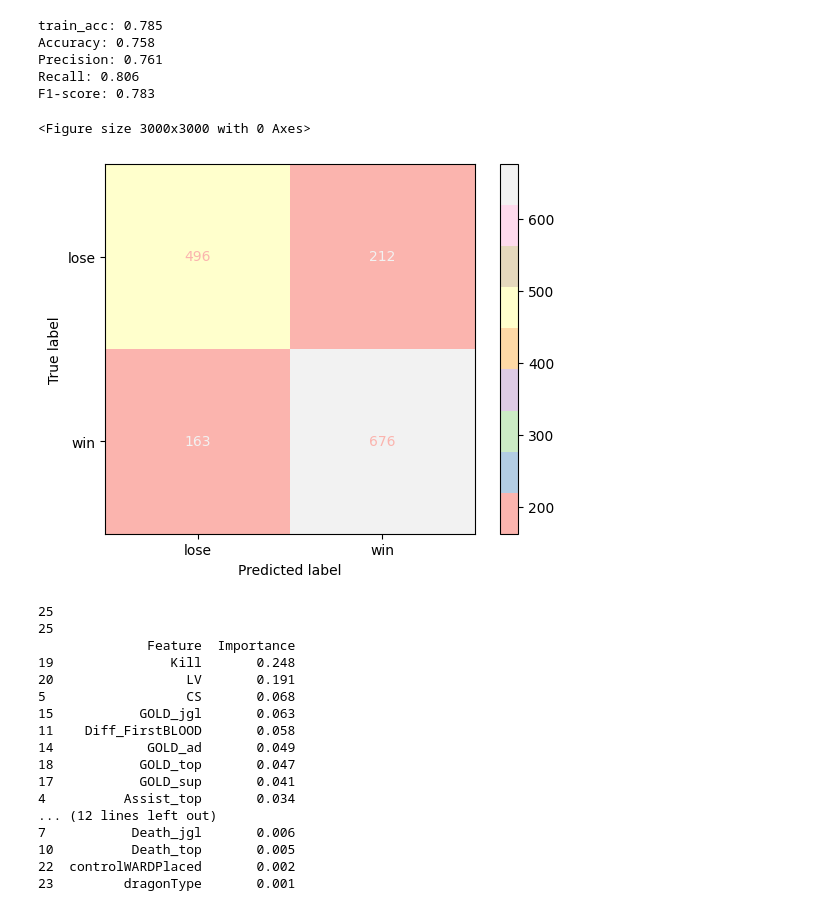
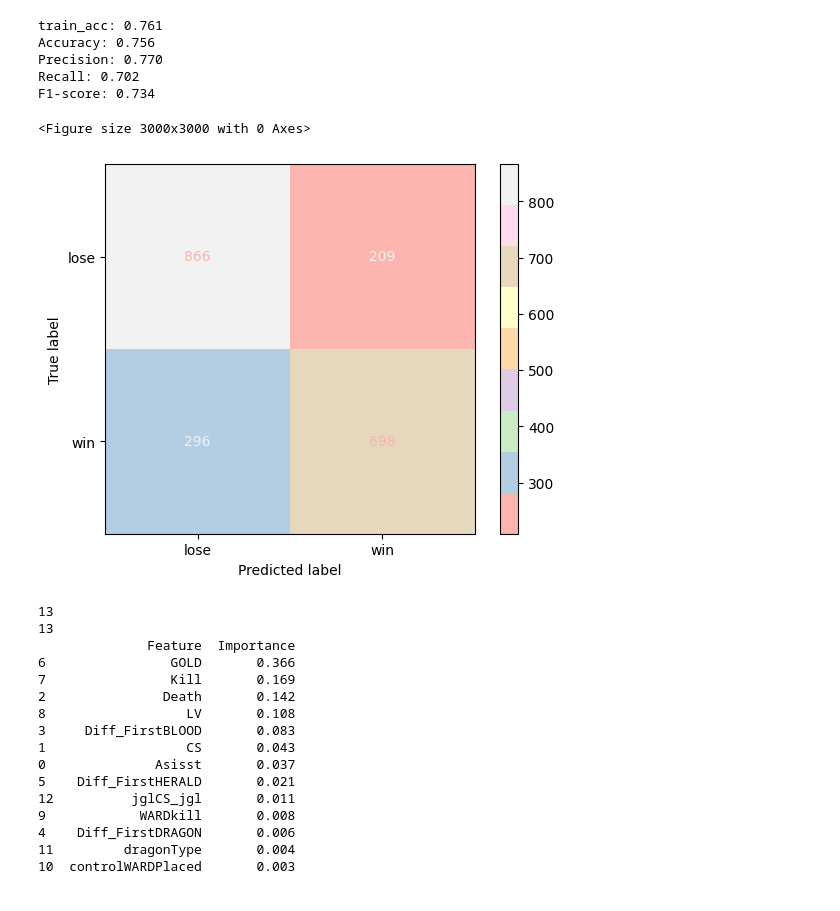
Before and after one commit to LOLresultPrediction/LOL-MachineLearning, a Jupyter notebook: dataPreprocessing/randomForest.ipynb, the cells around one changed output. Cells and saved outputs as stored; diff of their text form; code cells hidden in the pictures.

```diff
--- a/dataPreprocessing/randomForest.ipynb
+++ b/dataPreprocessing/randomForest.ipynb
@@ -69,18 +69,23 @@ def mergeCol(colName):
     lose_df= lose_df.drop([f'{colName}_ad', f'{colName}_top', f'{colName}_jgl', f'{colName}_mid', f'{colName}_sup'],axis=1)
     return win_df, lose_df
 
+win_df, lose_df = mergeCol('Kill')
+win_df, lose_df = mergeCol('Death')
+win_df, lose_df = mergeCol('Asisst')
 win_df, lose_df = mergeCol('LV')
-win_df, lose_df = mergeCol('Kill')
-# win_df, lose_df = mergeCol('Death')
 win_df, lose_df = mergeCol('CS')
+win_df, lose_df = mergeCol('GOLD')
 
+win_df['Kill'] = win_df['Kill'] - lose_df['Kill']
+lose_df['Kill'] = win_df['Kill']*-1
+win_df['Death'] = win_df['Death'] - lose_df['Death']
+lose_df['Death'] = win_df['Death']*-1
 win_df['LV'] = win_df['LV']-lose_df['LV']
 lose_df['LV'] = win_df['LV']*-1
-win_df['Kill'] = win_df['Kill'] - lose_df['Kill']
-lose_df['Kill'] = win_df['Kill']*-1
-# win_df['Death'] = win_df['Death'] - lose_df['Death']
-# lose_df['Death'] = win_df['Death']*-1
 win_df['CS'] = win_df['CS'] - lose_df['CS']
 lose_df['CS'] = win_df['CS']*-1
+win_df['GOLD'] = win_df['GOLD'] - lose_df['GOLD']
+lose_df['GOLD'] = win_df['GOLD']*-1
+
 win_df.head()
 # %% [output]
@@ -407,6 +412,6 @@ optimi_estimator(algorithm, algorithm_name,
 # %%
-# 최대깊이 탐색: 12
-n_estimator = 165
+# 최대깊이 탐색(적을수록 과적합 방지 유리): 7
+n_estimator = 95
 depth_min = 1
 depth_max = 21
 optimi_maxdepth(algorithm, algorithm_name,
@@ -434,6 +439,6 @@ optimi_maxdepth(algorithm, algorithm_name,
 # %%
-# 분리노드 최소자료 수: 156
-n_depth = 12
+# 분리노드 최소 수(많을수록 과적합 방지 유리): 70
+n_depth = 13
 n_split_min = 1
 n_split_max = 101
 # 데이터프레임 행 최대 100개까지 반드시 출력
@@ -463,6 +468,6 @@ optimi_minsplit (algorithm, algorithm_name,
 # %%
-# 잎 노드 최소 자료 수: 6
-n_split = 156
+# 잎 노드 최소 자료 수(많을수록 과적합 방지 유리): 98
+n_split = 60
 n_leaf_min = 1
 n_leaf_max = 51
 optimi_minleaf(algorithm, algorithm_name,
@@ -490,31 +495,30 @@ optimi_minleaf(algorithm, algorithm_name,
 # %%
 # 최종 모델 학습
-n_leaf = 6
+n_leaf = 62
 model_final(algorithm, algorithm_name, feature_name,
             x_train, y_train, x_test, y_test,
             n_estimator, n_depth, n_split, n_leaf)
 # %% [output]
-train_acc: 0.785
-Accuracy: 0.758
-Precision: 0.761
-Recall: 0.806
-F1-score: 0.783
+train_acc: 0.761
+Accuracy: 0.756
+Precision: 0.770
+Recall: 0.702
+F1-score: 0.734
 <Figure size 3000x3000 with 0 Axes>
-[figure, old version]
+[figure, new version]
-25
-25
+13
+13
               Feature  Importance
-19               Kill       0.248
-20                 LV       0.191
-5                  CS       0.068
-15           GOLD_jgl       0.063
-11    Diff_FirstBLOOD       0.058
-14            GOLD_ad       0.049
-18           GOLD_top       0.047
-17           GOLD_sup       0.041
-4          Assist_top       0.034
-... (12 lines left out)
-7           Death_jgl       0.006
-10          Death_top       0.005
-22  controlWARDPlaced       0.002
-23         dragonType       0.001
+6                GOLD       0.366
+7                Kill       0.169
+2               Death       0.142
+8                  LV       0.108
+3     Diff_FirstBLOOD       0.083
+1                  CS       0.043
+0              Asisst       0.037
+5    Diff_FirstHERALD       0.021
+12          jglCS_jgl       0.011
+9            WARDkill       0.008
+4    Diff_FirstDRAGON       0.006
+11         dragonType       0.004
+10  controlWARDPlaced       0.003
```
Also changed, not shown: parts of 13 cells of this notebook, 9 other files.
